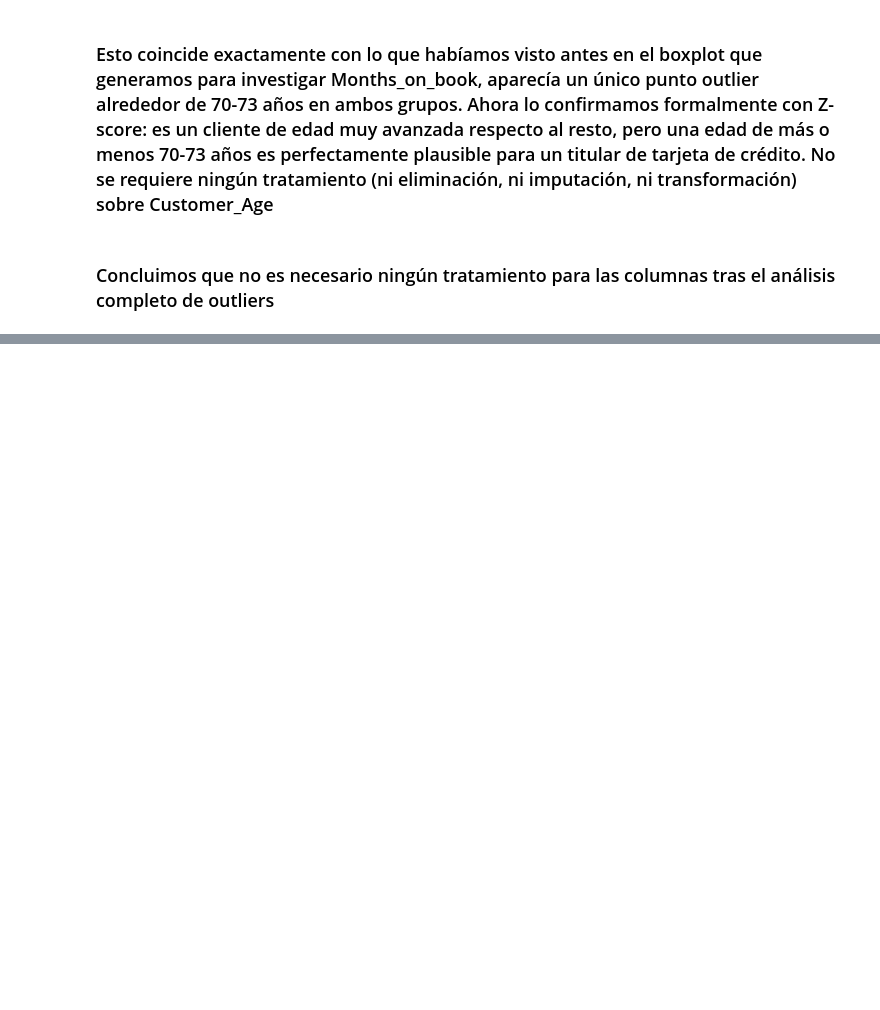
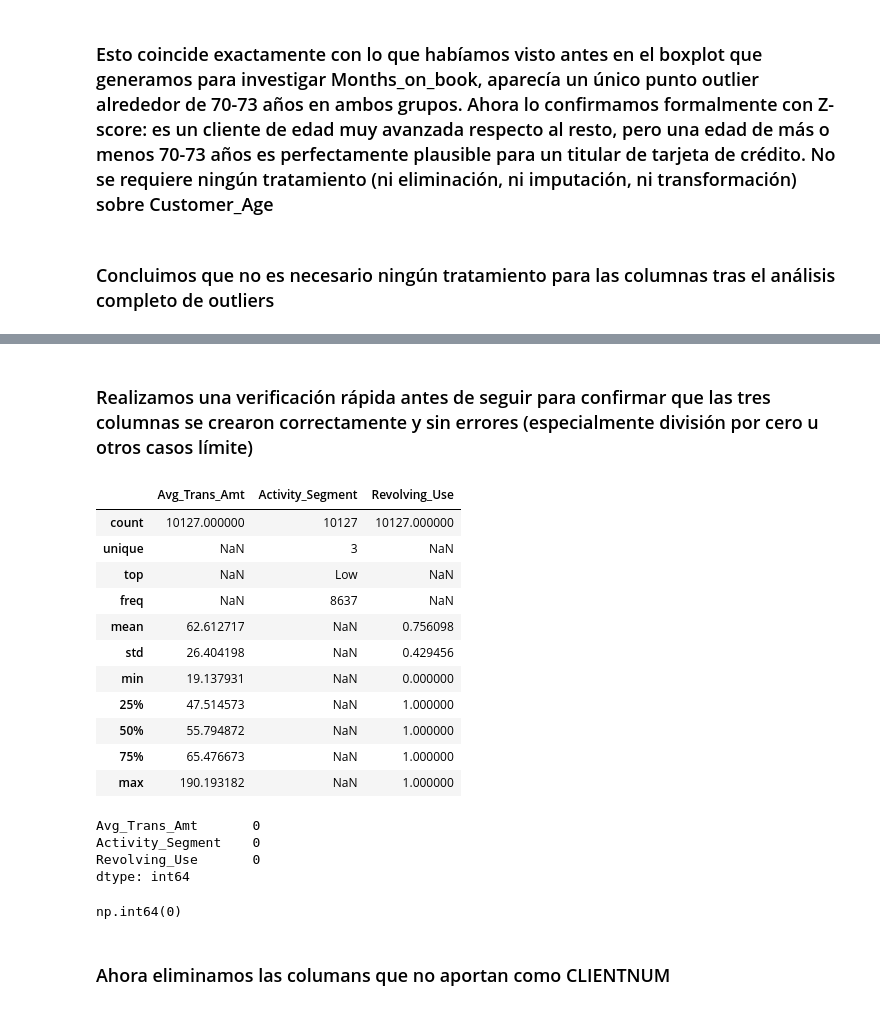
Before and after one commit to Dende8/Credit_Card_Churners, a Jupyter notebook: notebooks/preprocessing.ipynb, the cells around one changed output, grey strips where cells are left out. Cells and saved outputs as stored; diff of their text form; code cells hidden in the pictures; blank space fills up the shorter version.

Commit message:
Creación y eliminación de columnas

```diff
--- a/notebooks/preprocessing.ipynb
+++ b/notebooks/preprocessing.ipynb
@@ -469,0 +471,30 @@ outliers_zscore(df_clean, 'Customer_Age')
+# %% [markdown]
+### Realizamos una verificación rápida antes de seguir para confirmar que las tres columnas se crearon correctamente y sin errores (especialmente división por cero u otros casos límite)
+# %%
+df_clean[['Avg_Trans_Amt', 'Activity_Segment', 'Revolving_Use']].describe(include='all')
+# %% [output]
+|  | Avg_Trans_Amt | Activity_Segment | Revolving_Use |
+| count | 10127.000000 | 10127 | 10127.000000 |
+| unique | NaN | 3 | NaN |
+| top | NaN | Low | NaN |
+| freq | NaN | 8637 | NaN |
+| mean | 62.612717 | NaN | 0.756098 |
+| std | 26.404198 | NaN | 0.429456 |
+| min | 19.137931 | NaN | 0.000000 |
+| 25% | 47.514573 | NaN | 1.000000 |
+| 50% | 55.794872 | NaN | 1.000000 |
+| 75% | 65.476673 | NaN | 1.000000 |
+| max | 190.193182 | NaN | 1.000000 |
+# %%
+df_clean[['Avg_Trans_Amt', 'Activity_Segment', 'Revolving_Use']].isnull().sum()
+# %% [output]
+Avg_Trans_Amt       0
+Activity_Segment    0
+Revolving_Use       0
+dtype: int64
+# %%
+(df_clean['Total_Trans_Ct'] == 0).sum()
+# %% [output]
+np.int64(0)
+# %% [markdown]
+### Ahora eliminamos las columans que no aportan como CLIENTNUM
```
Also changed, not shown: parts of 11 cells of this notebook.
